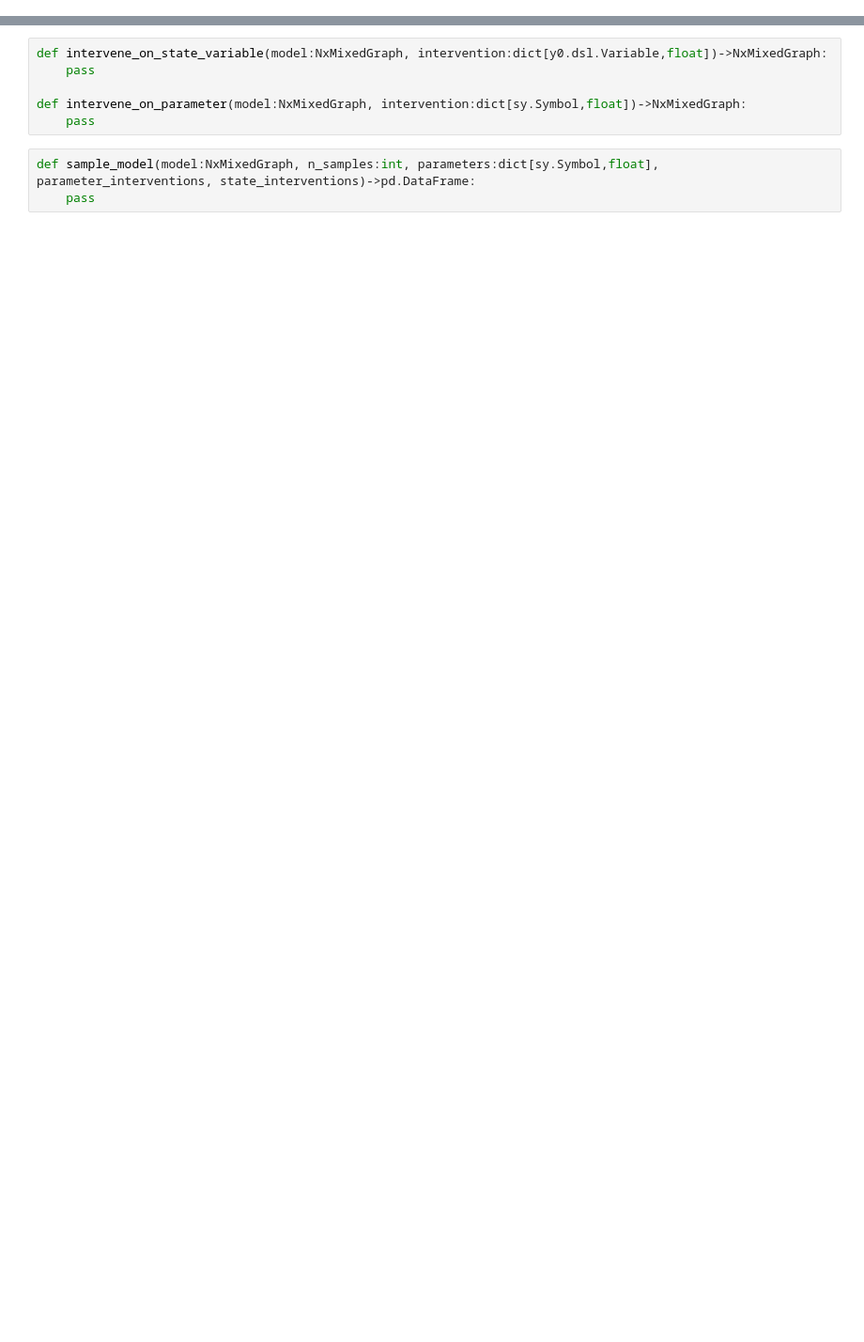
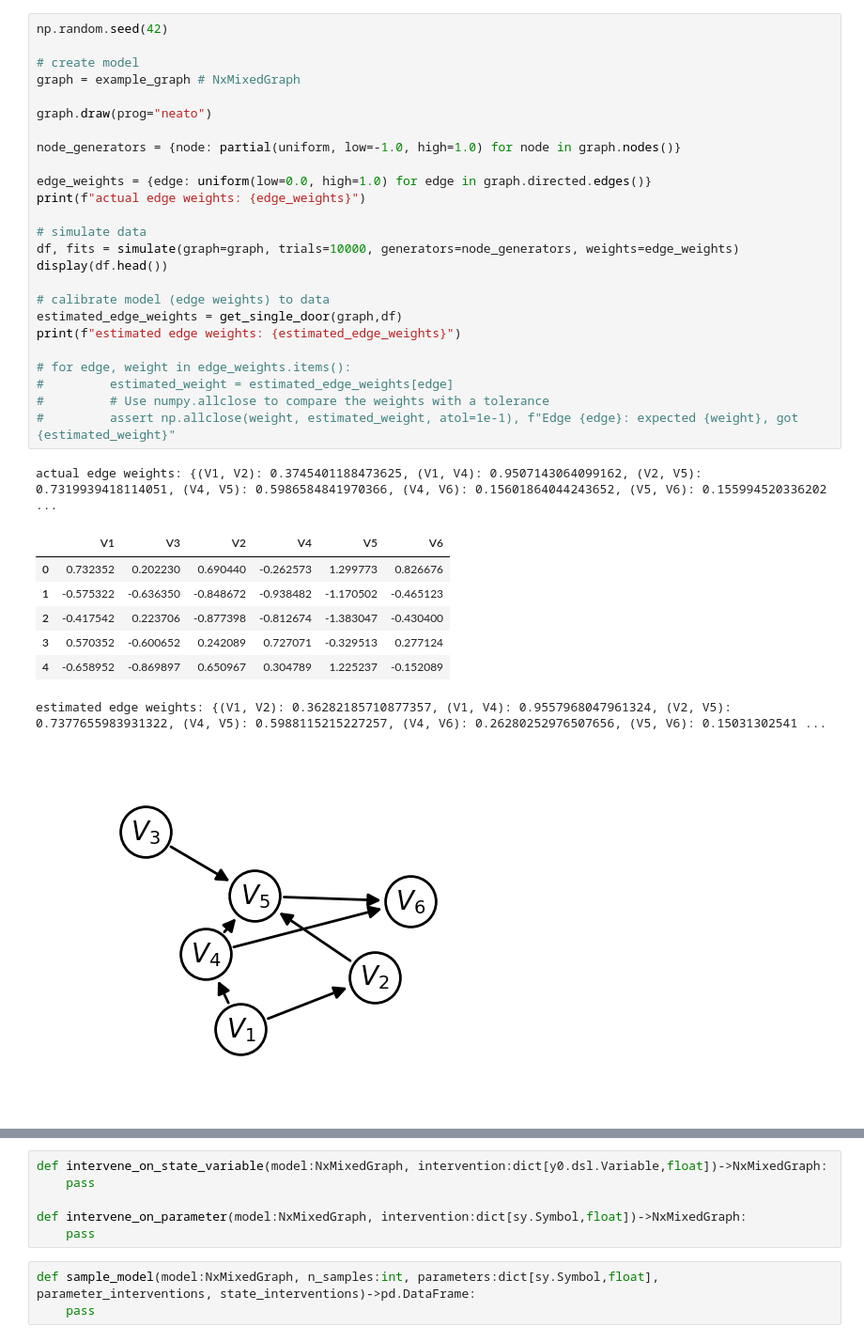
Before and after one commit to CRISPR-CARB/nocap, a Jupyter notebook: notebooks/ATE_workflow.ipynb, the cells around one changed output, grey strips where cells are left out. Shown at 94% size. Cells and saved outputs as stored; diff of their text form; blank space fills up the shorter version.

```diff
--- a/notebooks/ATE_workflow.ipynb
+++ b/notebooks/ATE_workflow.ipynb
@@ -47,0 +16,35 @@ test_calibrate_model()
+# %%
+np.random.seed(42)
+
+# create model
+graph = example_graph # NxMixedGraph
+
+graph.draw(prog="neato")
+
+node_generators = {node: partial(uniform, low=-1.0, high=1.0) for node in graph.nodes()}
+
+edge_weights = {edge: uniform(low=0.0, high=1.0) for edge in graph.directed.edges()}
+print(f"actual edge weights: {edge_weights}")
+
+# simulate data
+df, fits = simulate(graph=graph, trials=10000, generators=node_generators, weights=edge_weights)
+display(df.head())
+
+# calibrate model (edge weights) to data
+estimated_edge_weights = get_single_door(graph,df)
+print(f"estimated edge weights: {estimated_edge_weights}")
+
+# for edge, weight in edge_weights.items():
+#         estimated_weight = estimated_edge_weights[edge]
+#         # Use numpy.allclose to compare the weights with a tolerance
+#         assert np.allclose(weight, estimated_weight, atol=1e-1), f"Edge {edge}: expected {weight}, got {estimated_weight}"
+# %% [output]
+actual edge weights: {(V1, V2): 0.3745401188473625, (V1, V4): 0.9507143064099162, (V2, V5): 0.7319939418114051, (V4, V5): 0.5986584841970366, (V4, V6): 0.15601864044243652, (V5, V6): 0.155994520336202 ...
+|  | V1 | V3 | V2 | V4 | V5 | V6 |
+| 0 | 0.732352 | 0.202230 | 0.690440 | -0.262573 | 1.299773 | 0.826676 |
+| 1 | -0.575322 | -0.636350 | -0.848672 | -0.938482 | -1.170502 | -0.465123 |
+| 2 | -0.417542 | 0.223706 | -0.877398 | -0.812674 | -1.383047 | -0.430400 |
+| 3 | 0.570352 | -0.600652 | 0.242089 | 0.727071 | -0.329513 | 0.277124 |
+| 4 | -0.658952 | -0.869897 | 0.650967 | 0.304789 | 1.225237 | -0.152089 |
+estimated edge weights: {(V1, V2): 0.36282185710877357, (V1, V4): 0.9557968047961324, (V2, V5): 0.7377655983931322, (V4, V5): 0.5988115215227257, (V4, V6): 0.26280252976507656, (V5, V6): 0.15031302541 ...
+[figure, added]
```
Also changed, not shown: parts of 6 cells of this notebook.
